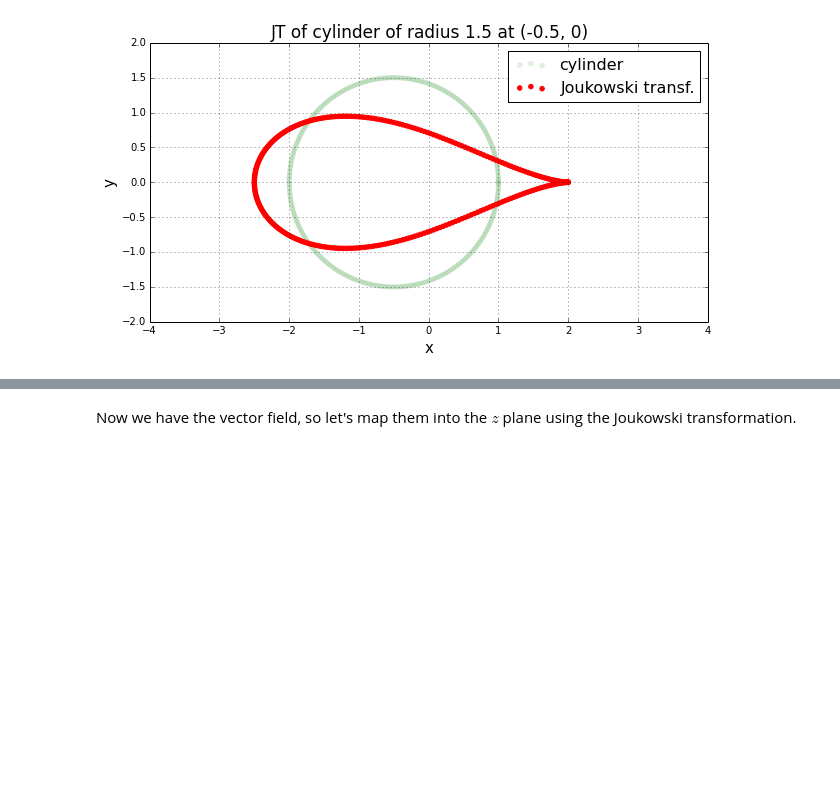
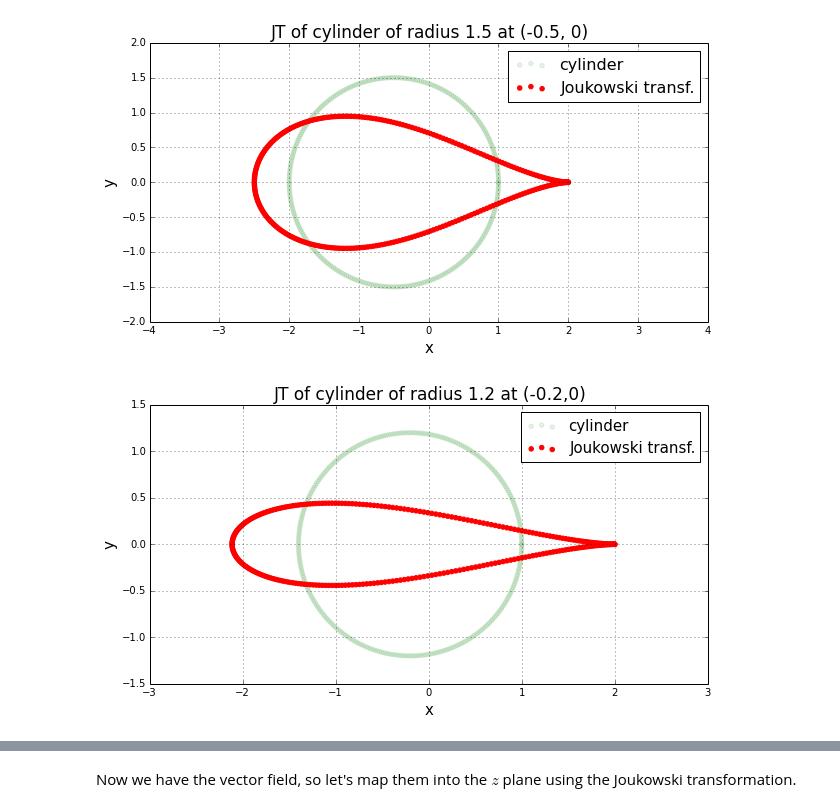
Before and after one commit to engamohd/AeroPython, a Jupyter notebook: my_codes/Joukowski_transformation.ipynb, the cells around one changed output, grey strips where cells are left out. Saved outputs shown, nothing was run; the diff lists cells and outputs as text; code cells hidden in the pictures; blank space fills up the shorter version.

```diff
--- a/my_codes/Joukowski_transformation.ipynb
+++ b/my_codes/Joukowski_transformation.ipynb
@@ -121,3 +125,19 @@ pyplot.scatter(x_jt_3, y_jt_3, color='r', s=20, marker='o')
 pyplot.legend(['cylinder', 'Joukowski transf.'], loc='best', prop={'size':16});
 # %% [output]
 [figure]
+# %%
+#Plotting
+pyplot.figure(figsize=(10,5))      #set plot size
+pyplot.axis('equal')
+pyplot.grid(True)                  #plot the grid
+pyplot.xlabel('x', fontsize=15)    #set x-label
+pyplot.ylabel('y', fontsize=15)    #set y-label
+pyplot.title('JT of cylinder of radius 1.2 at (-0.2,0)', fontsize=17)
+
+#Plotting the circle
+pyplot.scatter(x_4, y_4, color='g', s=20, alpha=0.1, marker='o')
+pyplot.scatter(x_jt_4, y_jt_4, color='r', s=20, marker='o')
+
+pyplot.legend(['cylinder', 'Joukowski transf.'], loc='best', prop={'size':15});
+# %% [output]
+[figure, added]
```
Also changed, not shown: parts of 10 cells of this notebook, 1 other file.
